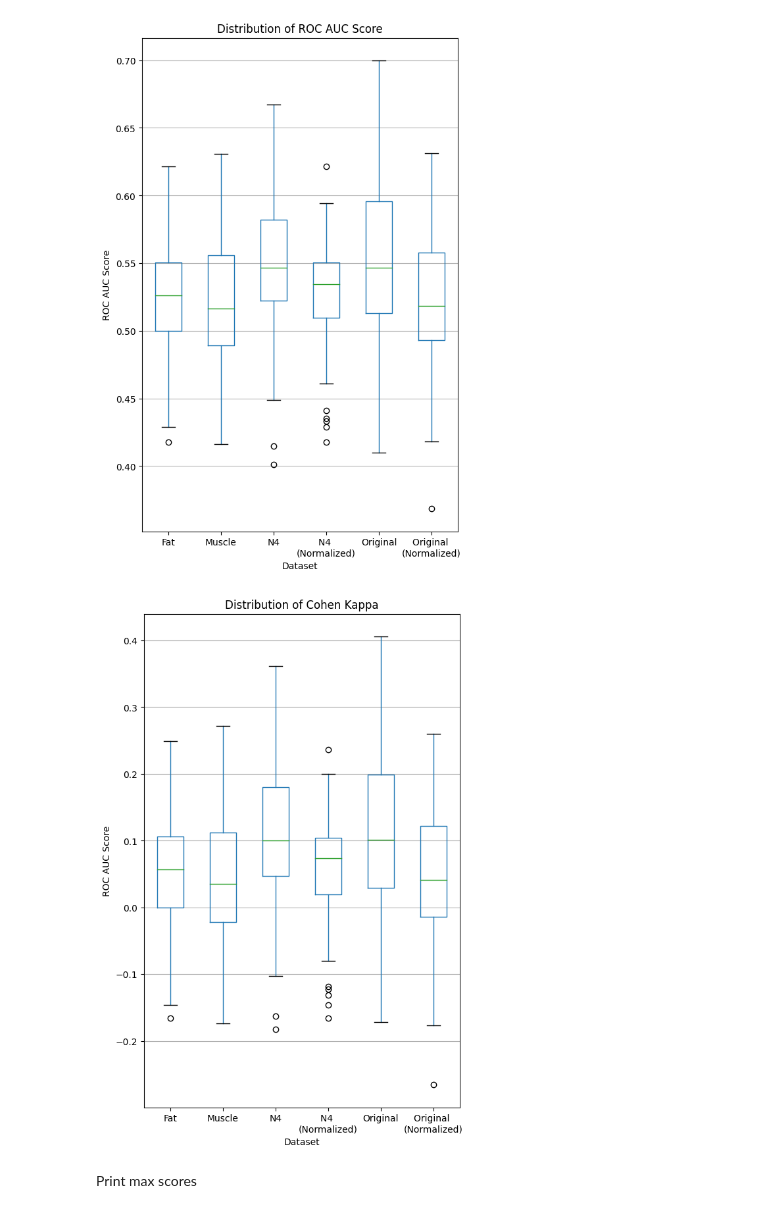
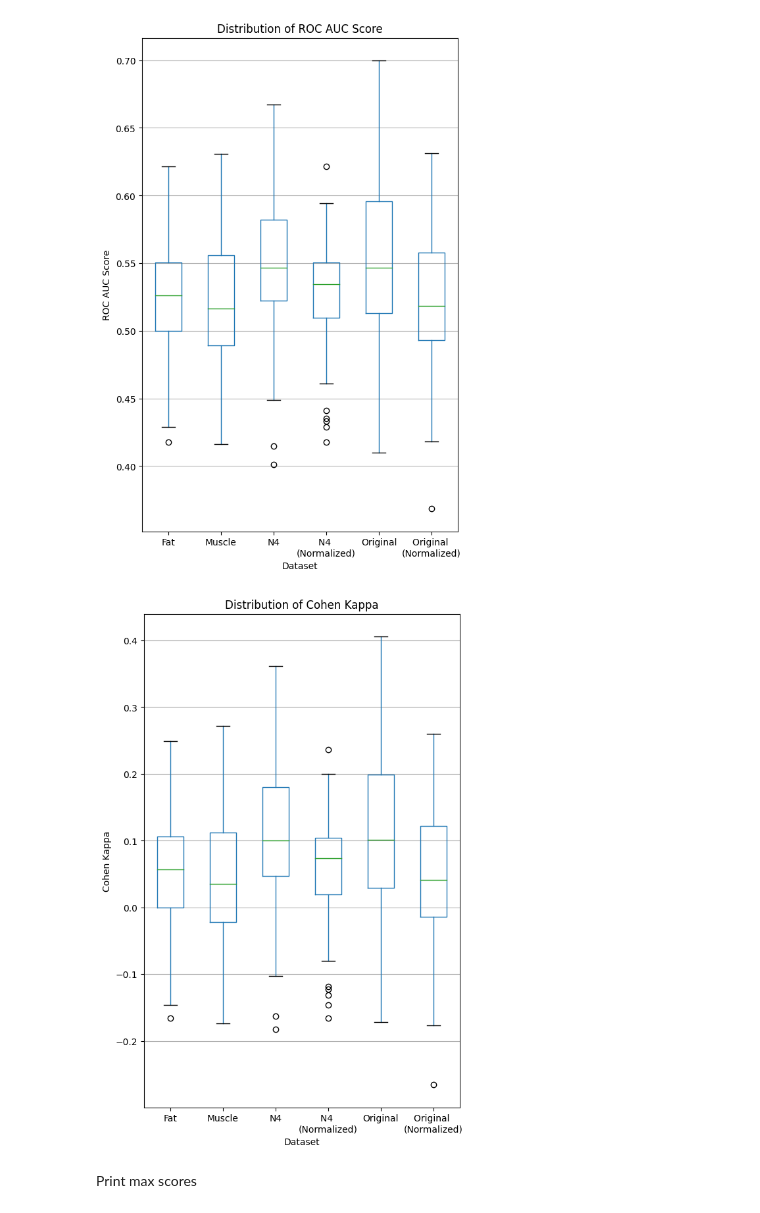
Before and after one commit to szafeiris/bme-master-thesis, a Jupyter notebook: bme-master-thesis-szafeiris-results-analysis.ipynb, the cells around one changed output. Saved outputs shown, nothing was run; the diff lists cells and outputs as text; code cells hidden in the pictures.

```diff
--- a/bme-master-thesis-szafeiris-results-analysis.ipynb
+++ b/bme-master-thesis-szafeiris-results-analysis.ipynb
@@ -175,20 +175,20 @@ plt.show()
 # %%
 # Show boxplot for balanced acc
 merged_bplt = merged_beatify.boxplot(
     column=[
         'cohen_kappa_score',
     ],
     by= ['fullDatasetName'],
     rot=0, figsize=(6, 10), )
 merged_bplt.plot()
 plt.title('Distribution of Cohen Kappa')
 plt.suptitle('')
 plt.xlabel('Dataset')
-plt.ylabel('ROC AUC Score')
+plt.ylabel('Cohen Kappa')
 plt.grid(axis='x')
 plt.show()
 # %% [output]
-[figure, old version]
+[figure, new version]
 # %% [markdown]
 Print max scores
 # %%
```
Also changed, not shown: parts of 2 cells of this notebook.
